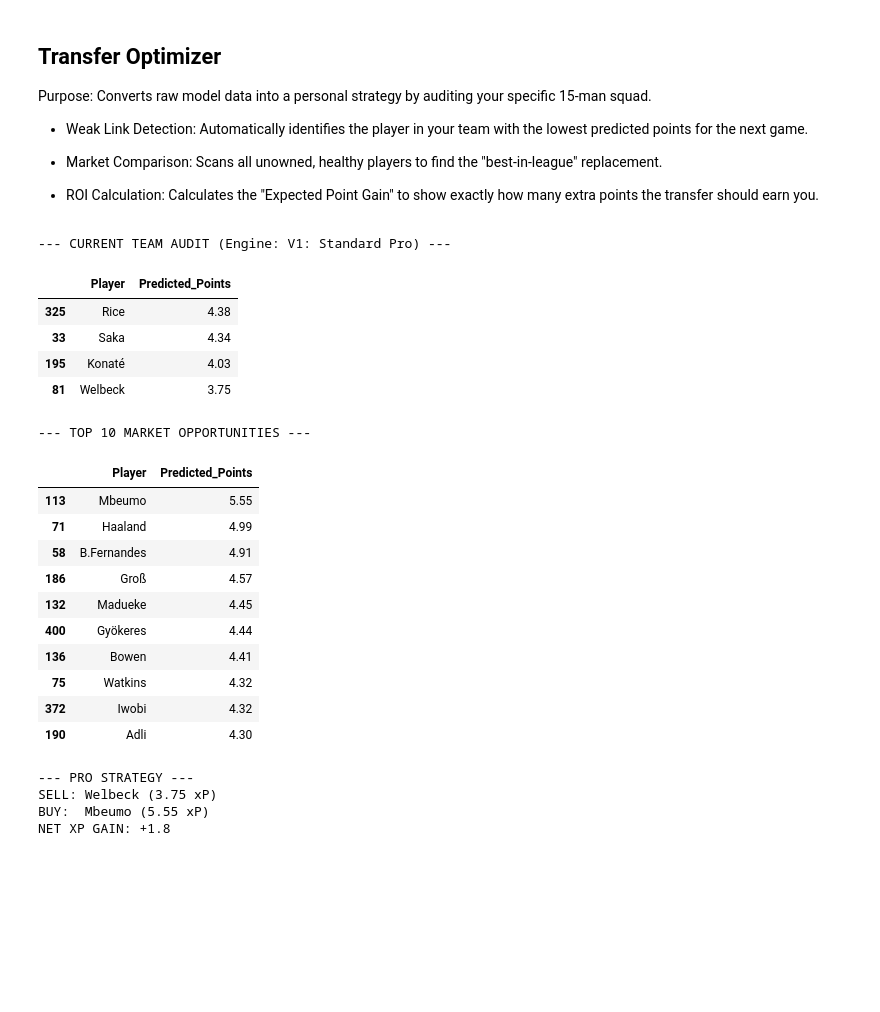
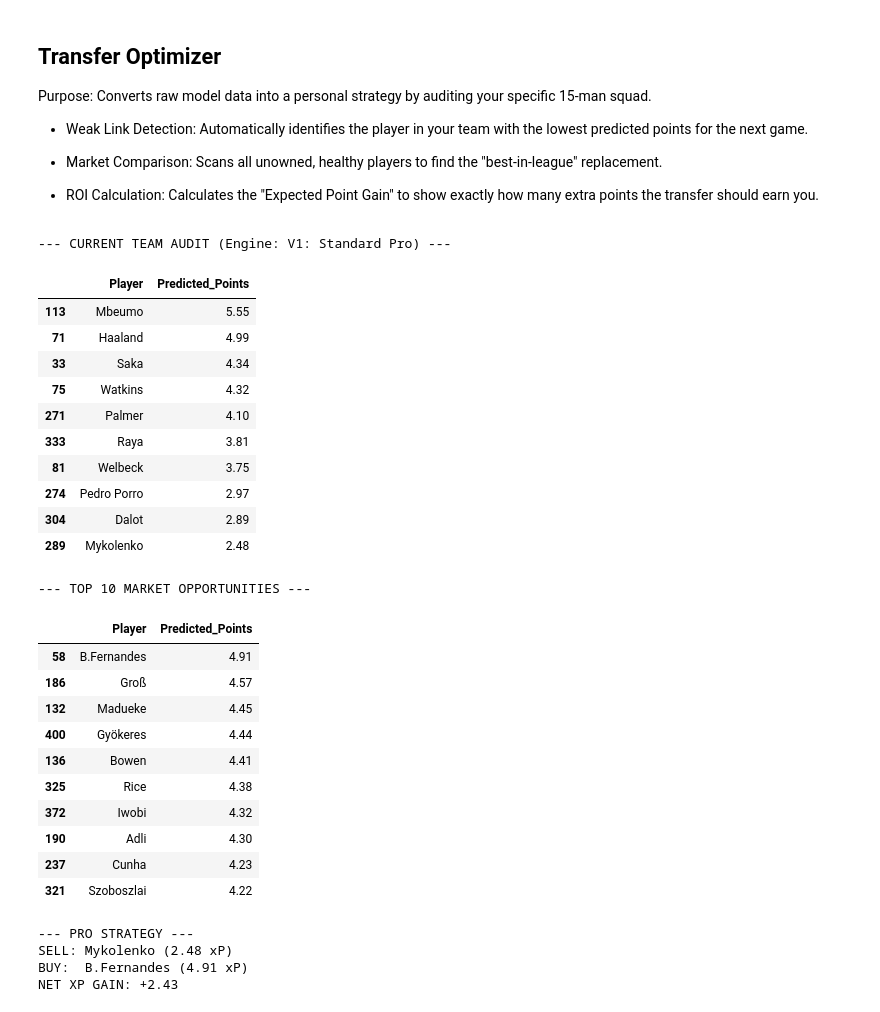
Before and after one commit to sophiedelrey/fpl_pipeline, a Jupyter notebook: models/forecaster_pro.ipynb, the cells around one changed output. Cells and saved outputs as stored; diff of their text form; code cells hidden in the pictures; blank space fills up the shorter version.

Commit message:
fixed palmer

```diff
--- a/models/forecaster_pro.ipynb
+++ b/models/forecaster_pro.ipynb
@@ -349,23 +349,6 @@ Total Training Windows: 53408
 | 10 | 1 | 1 | 7 | 1 | 1 | 2 | DEF | 4.0 | True | ... |
 # %%
 # [Cell 2.5: GLOBAL VALIDATION STRATEGY — fixed alignment]
-
-source_meta = df_augmented.loc[windowed_df.index, ['season', 'Gameweek']]
-
-global_val_mask = (
-    (source_meta['season'] == CURRENT_SEASON) &
-    (source_meta['Gameweek'] >= VAL_START_GW) &
-    (source_meta['Gameweek'] <= VAL_END_GW)
-).values
-
-val_df = windowed_df[global_val_mask]
-
-print(f"--- GLOBAL SPLIT ENFORCED ---")
-print(f"Validation Set: {CURRENT_SEASON} GW {VAL_START_GW} to {VAL_END_GW}")
-print(f"Validation Windows : {global_val_mask.sum():,}")
-print(f"Training Windows   : {(~global_val_mask).sum():,}")
-print(f"val_df index sample: {val_df.index[:5].tolist()}")
-
 # windowed_df.index now contains actual df_augmented row indices (fixed in Cell 2)
 # so this lookup is correct:
 source_meta = df_augmented.loc[windowed_df.index, ['season', 'Gameweek']]
@@ -3395,7 +3586,30 @@ Purpose: Converts raw model data into a personal strategy by auditing your speci
 
 # 1. INPUT CURRENT SETTINGS
 # Ensure these names match the 'Web Name' in your dataset exactly
-my_current_team = ['Saka', 'Rice', 'Welbeck', 'Konaté', 'Chilwell']
+my_current_team = [
+    # GK (2)
+    'Flekken',
+    'Raya',
+
+    # DEF (5)
+    'Alexander-Arnold',
+    'Pedro Porro',
+    'Mykolenko',
+    'Timber',
+    'Dalot',
+
+    # MID (5)
+    'Salah',
+    'Saka',
+    'Palmer',
+    'Andreas',
+    'Mbeumo',
+
+    # FWD (3)
+    'Haaland',
+    'Watkins',
+    'Welbeck'
+]
 
 # 2. USE UNIFIED PREDICTIONS (Automatic Model Alignment)
 if 'final_leaderboard' in locals():
@@ -3408,50 +3622,56 @@ if 'final_leaderboard' in locals():
     # 3. IDENTIFY BEST MARKET REPLACEMENTS
     # Exclude players already in the team
     suggestions = final_leaderboard[~final_leaderboard['Player'].isin(my_current_team)]
 
     # Ensure they are fit (using live_data from the API)
     top_buys = []
     for _, row in suggestions.iterrows():
         if live_data.get(row['Player'], {}).get('status') == 'a':
             top_buys.append(row)
         if len(top_buys) >= 10: break
 
     top_buys_df = pd.DataFrame(top_buys)
 
     print("\n--- TOP 10 MARKET OPPORTUNITIES ---")
     display(top_buys_df)
 
     # 4. PRO ADVICE
     if not my_team_potential.empty:
         worst_player = my_team_potential.sort_values(by='Predicted_Points').iloc[0]
         best_replacement = top_buys_df.iloc[0]
 
         print("\n--- PRO STRATEGY ---")
         print(f"SELL: {worst_player['Player']} ({worst_player['Predicted_Points']} xP)")
         print(f"BUY:  {best_replacement['Player']} ({best_replacement['Predicted_Points']} xP)")
         print(f"NET XP GAIN: +{round(best_replacement['Predicted_Points'] - worst_player['Predicted_Points'], 2)}")
 else:
     print("Error: Run the Unified Leaderboard cell first to align features.")
 # %% [output]
 --- CURRENT TEAM AUDIT (Engine: V1: Standard Pro) ---
 |  | Player | Predicted_Points |
-| 325 | Rice | 4.38 |
+| 113 | Mbeumo | 5.55 |
+| 71 | Haaland | 4.99 |
 | 33 | Saka | 4.34 |
-| 195 | Konaté | 4.03 |
+| 75 | Watkins | 4.32 |
+| 271 | Palmer | 4.10 |
+| 333 | Raya | 3.81 |
 | 81 | Welbeck | 3.75 |
+| 274 | Pedro Porro | 2.97 |
+| 304 | Dalot | 2.89 |
+| 289 | Mykolenko | 2.48 |
 --- TOP 10 MARKET OPPORTUNITIES ---
 |  | Player | Predicted_Points |
-| 113 | Mbeumo | 5.55 |
-| 71 | Haaland | 4.99 |
 | 58 | B.Fernandes | 4.91 |
 | 186 | Groß | 4.57 |
 | 132 | Madueke | 4.45 |
 | 400 | Gyökeres | 4.44 |
 | 136 | Bowen | 4.41 |
-| 75 | Watkins | 4.32 |
+| 325 | Rice | 4.38 |
 | 372 | Iwobi | 4.32 |
 | 190 | Adli | 4.30 |
+| 237 | Cunha | 4.23 |
+| 321 | Szoboszlai | 4.22 |
 --- PRO STRATEGY ---
-SELL: Welbeck (3.75 xP)
-BUY:  Mbeumo (5.55 xP)
-NET XP GAIN: +1.8
+SELL: Mykolenko (2.48 xP)
+BUY:  B.Fernandes (4.91 xP)
+NET XP GAIN: +2.43
```
Also changed, not shown: parts of 8 cells of this notebook.
